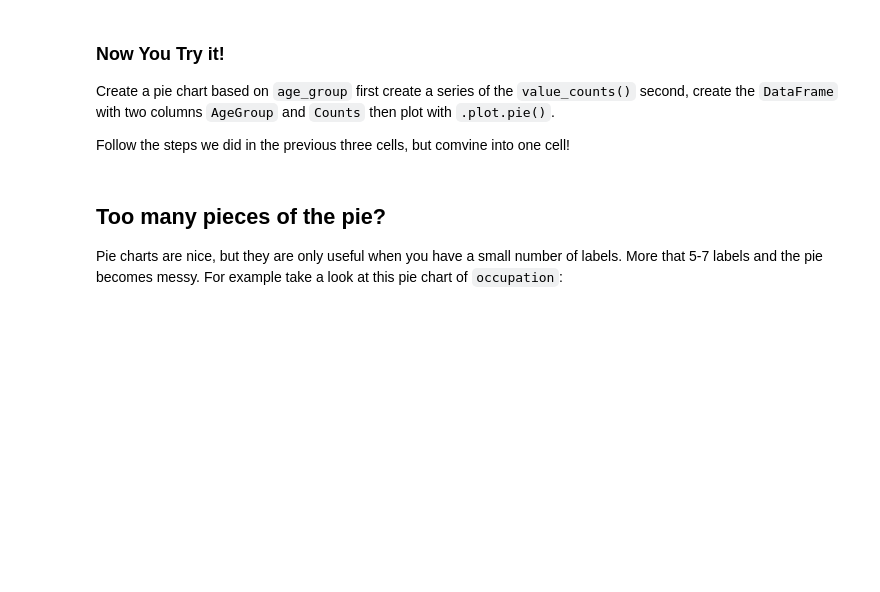
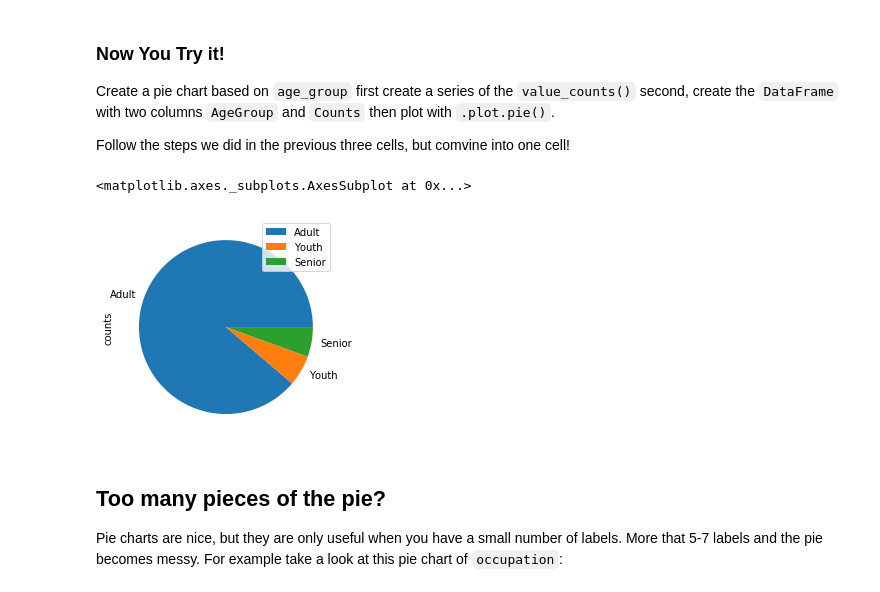
Before and after one commit to jferna22-su/ist256, a Jupyter notebook: content/lessons/13/Class-Coding-Lab/CCL-Data-Visualization.ipynb, the cells around one changed output. Cells and saved outputs as stored; diff of their text form; code cells hidden in the pictures; blank space fills up the shorter version.

```diff
--- a/content/lessons/13/Class-Coding-Lab/CCL-Data-Visualization.ipynb
+++ b/content/lessons/13/Class-Coding-Lab/CCL-Data-Visualization.ipynb
@@ -14,14 +18,14 @@ The goals of this lab are to help you understand:
 # %%
 %matplotlib inline
-
+import chart_studio
 import matplotlib
 import matplotlib.pyplot as plt
-import plotly
-import plotly.plotly as py
+#import plotly
+import chart_studio.plotly as py
 import plotly.graph_objs as go
 import cufflinks as cf
 import pandas as pd
 import folium
 import warnings
-#matplotlib.rcParams['figure.figsize'] = (20.0, 10.0) # larger figure size
+matplotlib.rcParams['figure.figsize'] = (20.0, 10.0) # larger figure size
 warnings.filterwarnings('ignore')
@@ -86,3 +100,11 @@ Follow the steps we did in the previous three cells, but comvine into one cell!
+# %%
+#todo write code here
+groups = goers['age_group'].value_counts()
+groups_df = pd.DataFrame( { 'age_group' : groups.index,  "counts" : groups })
+groups_df.plot.pie(y = 'counts')
+# %% [output]
+<matplotlib.axes._subplots.AxesSubplot at 0x...>
+[figure, added]
 # %% [markdown]
 ## Too many pieces of the pie?
 
```
Also changed, not shown: parts of 14 cells of this notebook, 3 other files.
